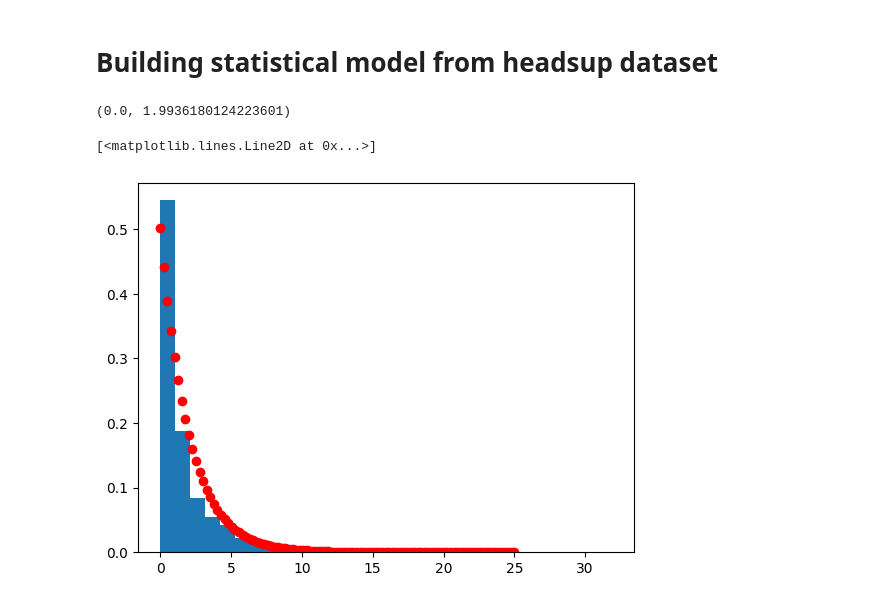
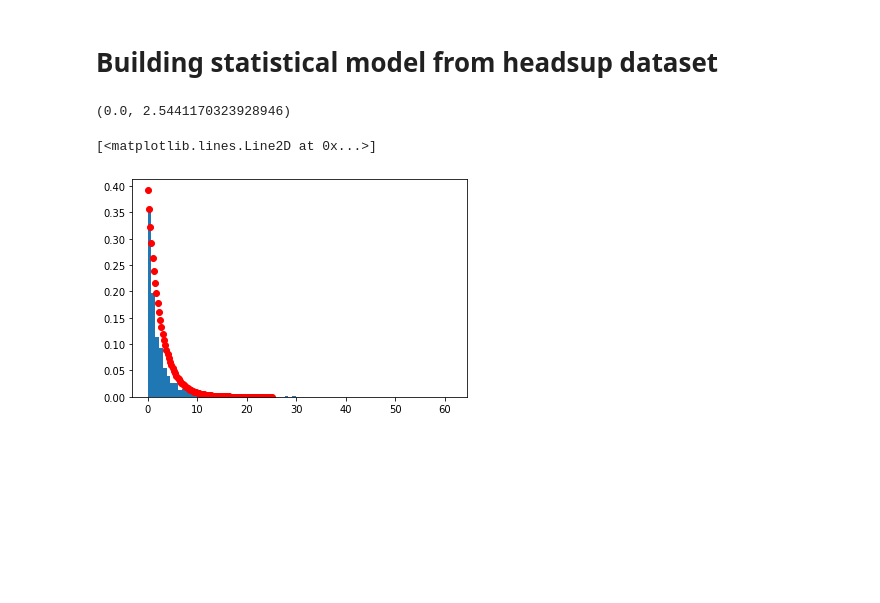
Before and after one commit to EvanSamaa/Gaze_project, a Jupyter notebook: prototypes/Heurisitic_turn_taking_model.ipynb, the cells around one changed output. Cells and saved outputs as stored; diff of their text form; code cells hidden in the pictures; blank space fills up the shorter version.

```diff
--- a/prototypes/Heurisitic_turn_taking_model.ipynb
+++ b/prototypes/Heurisitic_turn_taking_model.ipynb
@@ -8,5 +8,6 @@ import scipy.stats as ss
 # %%
 dataset_location = "/Users/evanpan/Documents/Datasets/Audio_turn_taking_dataset/"
+dataset_location = "F:/MASC/JALI_neck/data/Audio_turn_taking_dataset/"
 gaze_file_20q_name_template = "gaze/{}_20q_game_direct.xls"
 gaze_file_heads_up_name_template = "gaze/{}_headsup_game_direct.xls"
 talking_file_20q_name_template = "talking/{}_20q_game_talking.xls"
@@ -32,8 +33,8 @@ gaze_series = []
 talking_series = []
 duration_of_gaze = []
 for i in range(0, 20):
-    df1 = talking_dfs[2*i]
-    df2 = talking_dfs[2*i+1]
+    df1 = gaze_dfs[2*i]
+    df2 = gaze_dfs[2*i+1]
     diff = df1["stop"][df1["stop"].shape[0]-1] - df1["start"][0]
     end = max(df1["stop"][df1["stop"].shape[0]-1], df2["stop"][df2["stop"].shape[0]-1])
     start = min(df1["start"][0], df2["start"][0])
@@ -57,6 +58,7 @@ plt.plot(rX, rP, "ro")
 # Building statistical model from headsup dataset
 # %%
 dataset_location = "/Users/evanpan/Documents/Datasets/Audio_turn_taking_dataset/"
+dataset_location = "F:/MASC/JALI_neck/data/Audio_turn_taking_dataset/"
 gaze_file_20q_name_template = "gaze/{}_20q_game_direct.xls"
 gaze_file_heads_up_name_template = "gaze/{}_headsup_game_direct.xls"
 talking_file_20q_name_template = "talking/{}_20q_game_talking.xls"
@@ -82,8 +84,8 @@ gaze_series = []
 talking_series = []
 duration_of_gaze = []
 for i in range(0, 20):
-    df1 = talking_dfs[2*i]
-    df2 = talking_dfs[2*i+1]
+    df1 = gaze_dfs[2*i]
+    df2 = gaze_dfs[2*i+1]
     diff = df1["stop"][df1["stop"].shape[0]-1] - df1["start"][0]
     end = max(df1["stop"][df1["stop"].shape[0]-1], df2["stop"][df2["stop"].shape[0]-1])
     start = min(df1["start"][0], df2["start"][0])
@@ -94,14 +96,14 @@ for i in range(0, 20):
         duration_of_gaze.append((df2["stop"][j] - df2["start"][j])/1000)
 # %%
 weights = np.ones_like(np.array(duration_of_gaze))/float(len(duration_of_gaze))
-__ = plt.hist(duration_of_gaze, bins=30, weights=weights)
-P = ss.expon.fit(duration_of_gaze) # P = (0.0, 1.9936180124223601)
+__ = plt.hist(duration_of_gaze, bins=80, weights=weights)
+P = ss.expon.fit(duration_of_gaze) # P = (0.0, 2.5441170323928946)
 print(P)
 rX = np.linspace(0,25, 100)
 rP = ss.expon.pdf(rX, *P)
 #Yup, just unpack P with *P, instead of scale=XX and shape=XX, etc.
 plt.plot(rX, rP, "ro")
 # %% [output]
-(0.0, 1.9936180124223601)
+(0.0, 2.5441170323928946)
 [<matplotlib.lines.Line2D at 0x...>]
-[figure, old version]
+[figure, new version]
```
Also changed, not shown: parts of 9 cells of this notebook, 11 other files.
